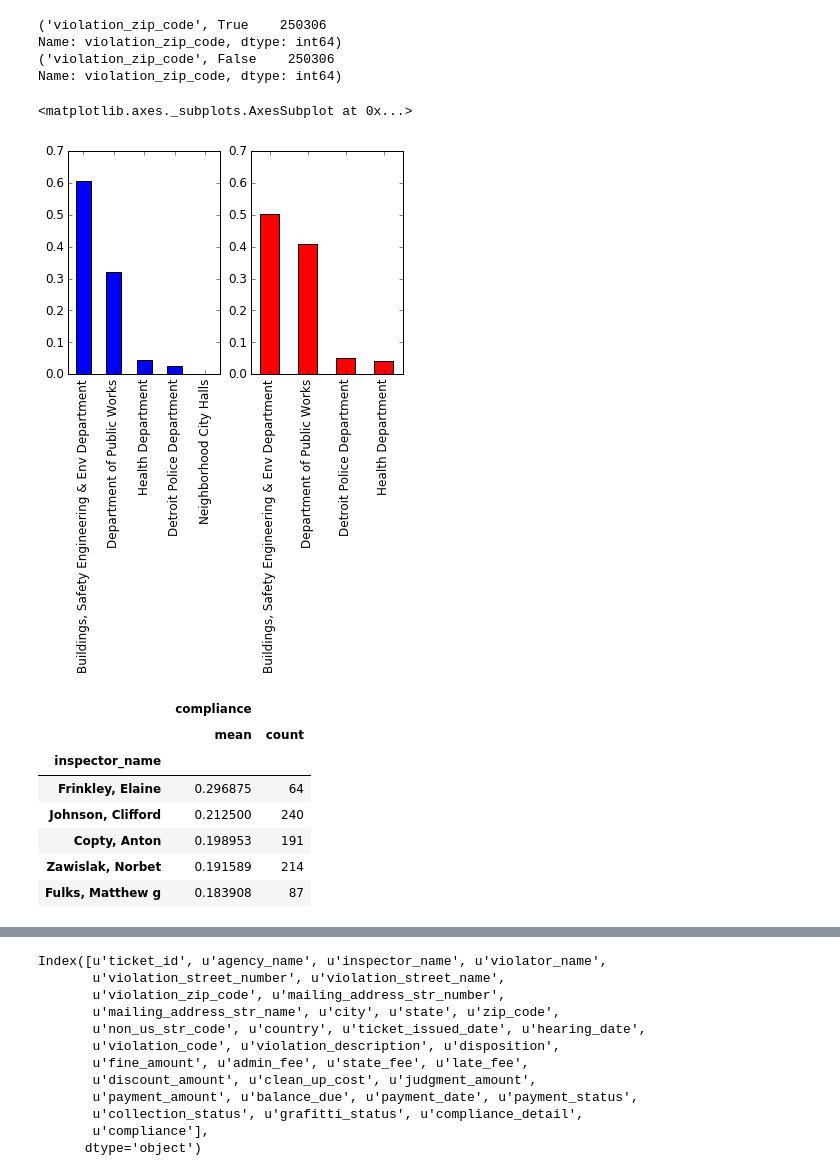
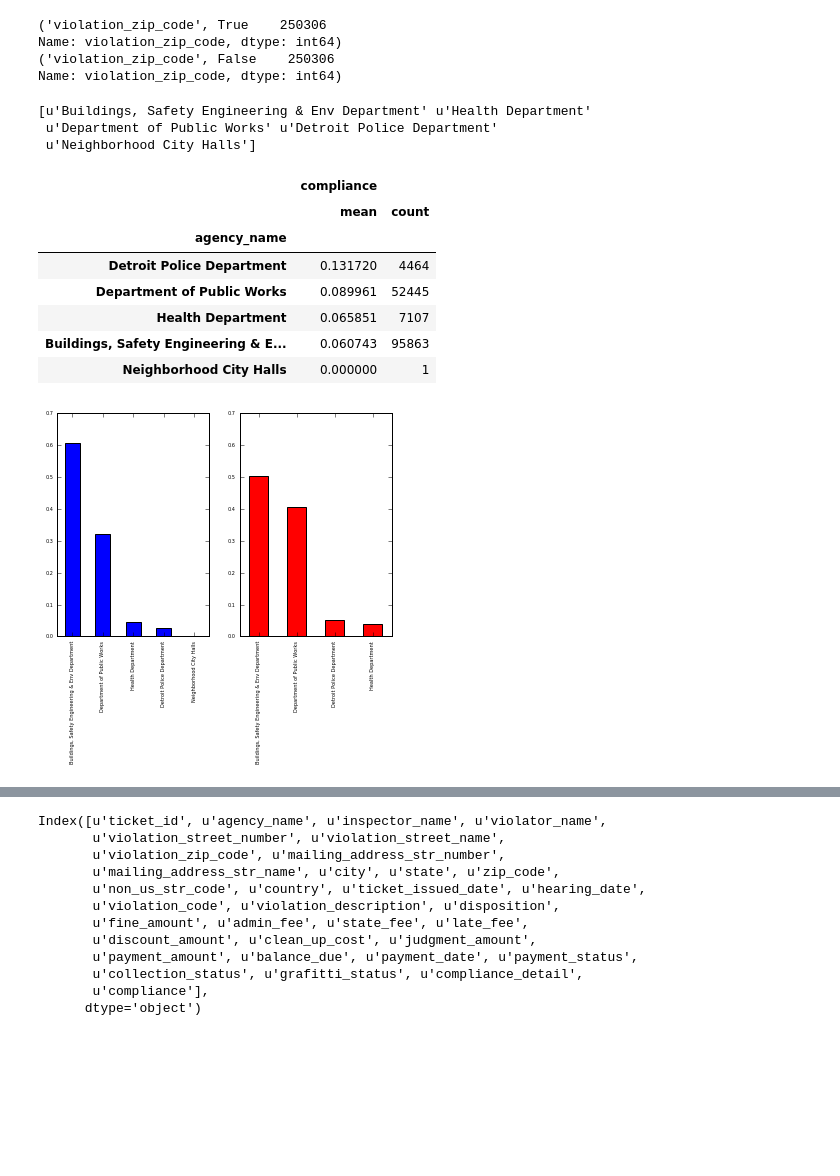
Before and after one commit to Jay-0520/Data_Science, a Jupyter notebook: predicting_property_maintenance_fines/predicting_property_maintenance_fines.ipynb, the cells around one changed output, grey strips where cells are left out. Cells and saved outputs as stored; diff of their text form; code cells hidden in the pictures; blank space fills up the shorter version.

```diff
--- a/predicting_property_maintenance_fines/predicting_property_maintenance_fines.ipynb
+++ b/predicting_property_maintenance_fines/predicting_property_maintenance_fines.ipynb
@@ -76,16 +76,35 @@ Name: violation_zip_code, dtype: int64)
 # %%
 # Check the column, agency_name
 # It seems agency_name is not indicative of compliance
+
 fig, (ax1, ax2) = plt.subplots(1, 2)
 
 ax1.set_ylim([0, 0.7])
 ax2.set_ylim([0, 0.7])
 
-(df_NOTcomp['agency_name'].value_counts(normalize=False)/No_NOTcomp).plot.bar(ax=ax1, fontsize=12,color='blue')
-(df_comp['agency_name'].value_counts(normalize=False)/No_comp).plot.bar(ax=ax2, fontsize=12,color='red')
+(df_NOTcomp['agency_name'].value_counts(normalize=False)/No_NOTcomp).plot.bar(ax=ax1, fontsize=5,color='blue')
+(df_comp['agency_name'].value_counts(normalize=False)/No_comp).plot.bar(ax=ax2, fontsize=5,color='red')
+
+print(df['agency_name'].unique())
+
+df_filter = df [df['compliance'].notnull()]
+df_filter = df_filter[['agency_name','compliance']]
+df_age_name = df_filter.groupby('agency_name').agg(['mean','count'])
+df_age_name_sort = df_age_name.sort_values(by=[('compliance','mean')],ascending=False)
+df_age_name_sort[df_age_name_sort[('compliance','count')] > 0].head(5)
 # %% [output]
-<matplotlib.axes._subplots.AxesSubplot at 0x...>
+[u'Buildings, Safety Engineering & Env Department' u'Health Department'
+ u'Department of Public Works' u'Detroit Police Department'
+ u'Neighborhood City Halls']
+|  | compliance |  |
+|  | mean | count |
+| agency_name |  |  |
+| Detroit Police Department | 0.131720 | 4464 |
+| Department of Public Works | 0.089961 | 52445 |
+| Health Department | 0.065851 | 7107 |
+| Buildings, Safety Engineering & E... | 0.060743 | 95863 |
+| Neighborhood City Halls | 0.000000 | 1 |
-[figure, old version]
+[figure, new version]
 # %%
 # some inspectors issue blight tickets that
 # are more likely to be subject to compliance than others;
@@ -97,14 +116,5 @@ df_filter = df_filter[['inspector_name','compliance']]
 df_inpsectors = df_filter.groupby('inspector_name').agg(['mean','count'])
 df_inpsectors_sort = df_inpsectors.sort_values(by=[('compliance','mean')],ascending=False)
 
-df_inpsectors_sort[df_inpsectors_sort[('compliance','count')] > 50].head(5)
+#df_inpsectors_sort[df_inpsectors_sort[('compliance','count')] > 200].head(10)
 #df_inpsectors_sort[df_inpsectors_sort[('compliance','count')] > 50].tail(5)
-# %% [output]
-|  | compliance |  |
-|  | mean | count |
-| inspector_name |  |  |
-| Frinkley, Elaine | 0.296875 | 64 |
-| Johnson, Clifford | 0.212500 | 240 |
-| Copty, Anton | 0.198953 | 191 |
-| Zawislak, Norbet | 0.191589 | 214 |
-| Fulks, Matthew g | 0.183908 | 87 |
```
Also changed, not shown: parts of 56 cells of this notebook.
